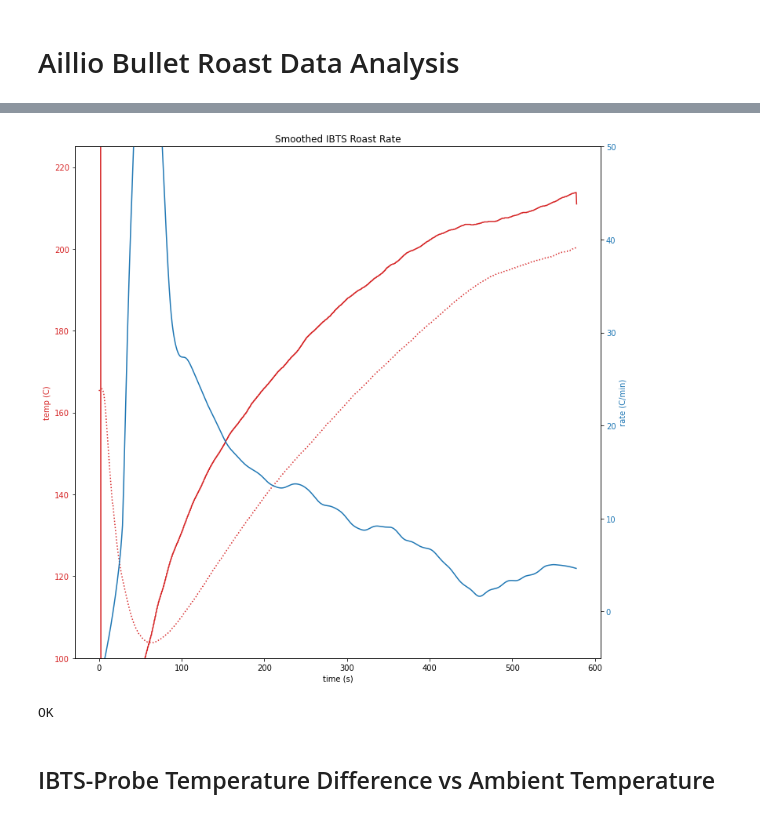
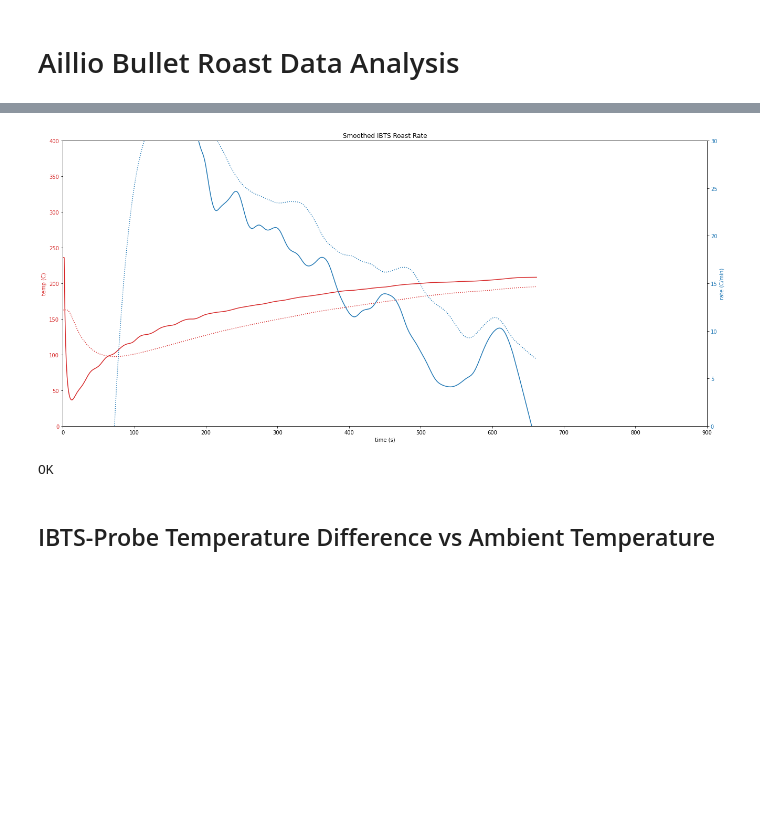
Before and after one commit to jglogan/roastime-data, a Jupyter notebook: roast-analysis.ipynb, the cells around one changed output, grey strips where cells are left out. Saved outputs shown, nothing was run; the diff lists cells and outputs as text; code cells hidden in the pictures; blank space fills up the shorter version.

```diff
--- a/roast-analysis.ipynb
+++ b/roast-analysis.ipynb
@@ -146,28 +125,36 @@ loading /Users/john/Library/Application Support/roast-time/roasts/ckUvvhk3LmFnPb
 # %%
-roast_samples = roasts_samples[roasts_samples['uid'] == '3d09fa65-4f3a-4a5a-a55a-9fc6d5cbda3f']
-fig, ax_temp = plt.subplots(figsize=(12, 12))
+roast_id = 'b9FYUbtgphh1S5ppmO1ae'
+#roast_id = 'de53658a-7a91-410e-973f-7555e693876e'
+roast_samples = roasts_samples[roasts_samples['uid'] == roast_id]
+
+#with pd.option_context("display.min_rows", None, "display.max_rows", 2000, "display.max_columns", 40):
+#    display(roast_samples[['time', 'sampleRate', 'beanTemperature', 'drumTemperature', 'smoothDrumTemperature', 'rawDrumDerivative', 'smoothDrumDerivative']])
+
+fig, ax_temp = plt.subplots(figsize=(22, 10))
 
 ax_temp.set_title('Smoothed IBTS Roast Rate')
 
 color_temp = 'tab:red'
 ax_temp.set_xlabel('time (s)')
+ax_temp.set_xlim((0, 900))
 ax_temp.set_ylabel('temp (C)', color=color_temp)
-ax_temp.set_ylim((100, 225))
-ax_temp.plot(roast_samples['time'], roast_samples['drumTemperature'], color=color_temp)
-ax_temp.plot(roast_samples['time'], roast_samples['beanTemperature'], color=color_temp, linestyle=':')
+ax_temp.set_ylim((0, 400))
+ax_temp.plot(roast_samples['time'], roast_samples['smoothDrumTemperature'], color=color_temp)
+ax_temp.plot(roast_samples['time'], roast_samples['smoothBeanTemperature'], color=color_temp, linestyle=':')
 ax_temp.tick_params(axis='y', labelcolor=color_temp)
 
 ax_rate = ax_temp.twinx()
 color_rate = 'tab:blue'
 ax_rate.set_ylabel('rate (C/min)', color=color_rate)
-ax_rate.set_ylim((-5, 50))
+ax_rate.set_ylim((0, 30))
 ax_rate.plot(roast_samples['time'], roast_samples['smoothDrumDerivative'], color=color_rate)
+ax_rate.plot(roast_samples['time'], roast_samples['smoothBeanDerivative'], color=color_rate, linestyle=':')
 ax_rate.tick_params(axis='y', labelcolor=color_rate)
 
 plt.show()
 print('OK')
 # %% [output]
-[figure, old version]
+[figure, new version]
 OK
 # %% [markdown]
 ## IBTS-Probe Temperature Difference vs Ambient Temperature
```
Also changed, not shown: parts of 3 cells of this notebook, 3 other files.
